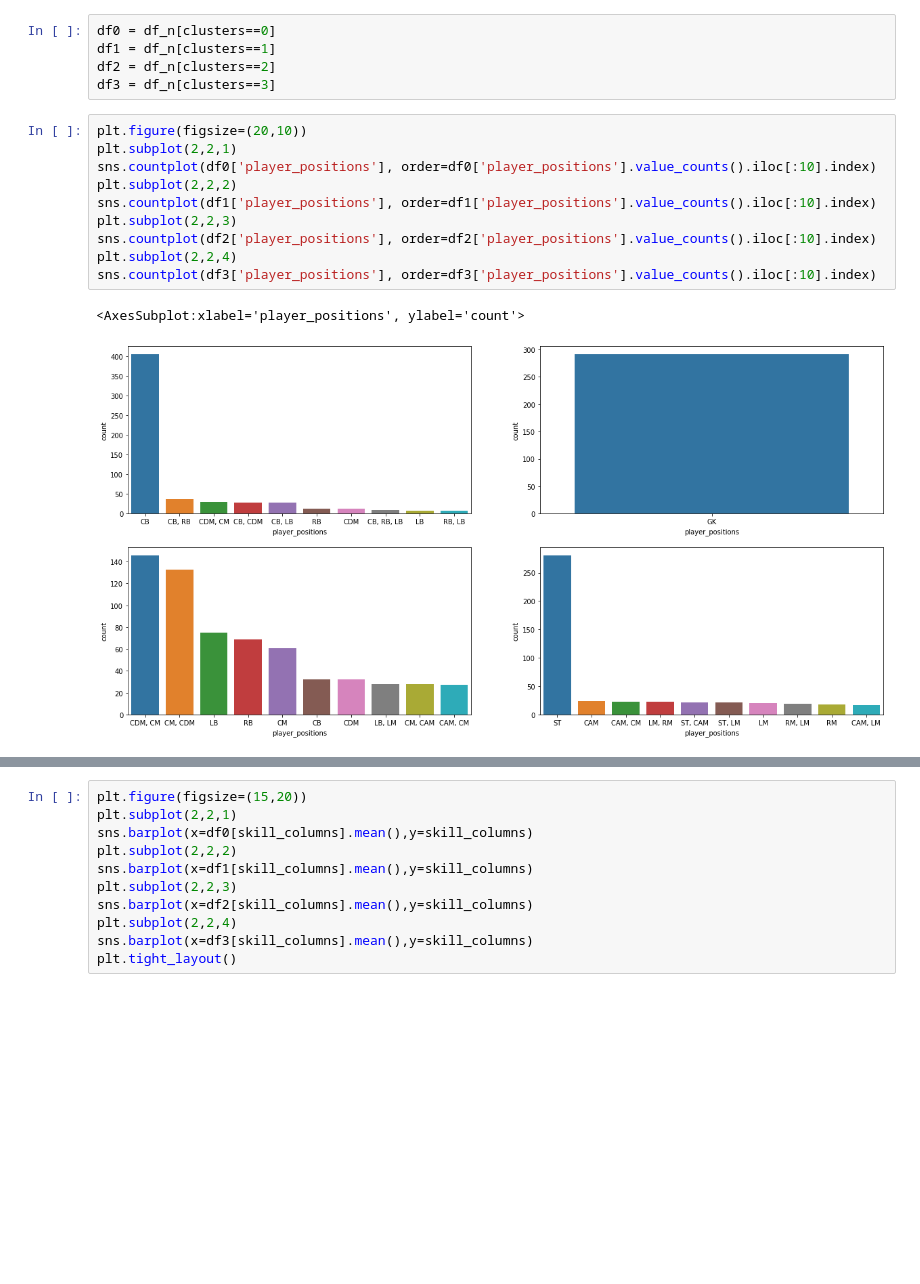
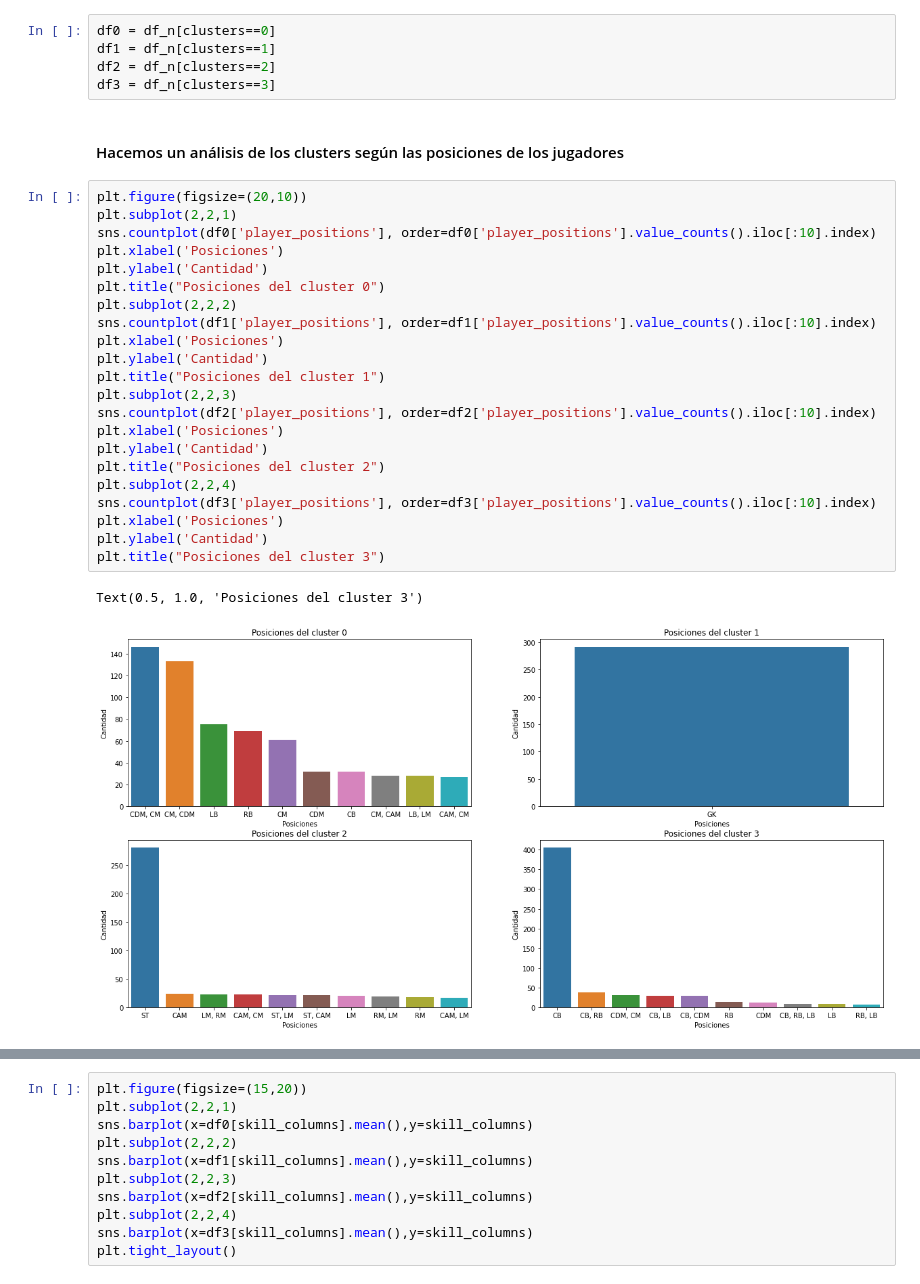
Before and after one commit to aruderman/labApNoSup, a Jupyter notebook: practico.ipynb, the cells around one changed output, grey strips where cells are left out. Cells and saved outputs as stored; diff of their text form; blank space fills up the shorter version.

```diff
--- a/practico.ipynb
+++ b/practico.ipynb
@@ -382,16 +406,30 @@ df0 = df_n[clusters==0]
 df1 = df_n[clusters==1]
 df2 = df_n[clusters==2]
 df3 = df_n[clusters==3]
+# %% [markdown]
+#### Hacemos un análisis de los clusters según las posiciones de los jugadores
 # %%
 plt.figure(figsize=(20,10))
 plt.subplot(2,2,1)
 sns.countplot(df0['player_positions'], order=df0['player_positions'].value_counts().iloc[:10].index)
+plt.xlabel('Posiciones')
+plt.ylabel('Cantidad')
+plt.title("Posiciones del cluster 0")
 plt.subplot(2,2,2)
 sns.countplot(df1['player_positions'], order=df1['player_positions'].value_counts().iloc[:10].index)
+plt.xlabel('Posiciones')
+plt.ylabel('Cantidad')
+plt.title("Posiciones del cluster 1")
 plt.subplot(2,2,3)
 sns.countplot(df2['player_positions'], order=df2['player_positions'].value_counts().iloc[:10].index)
+plt.xlabel('Posiciones')
+plt.ylabel('Cantidad')
+plt.title("Posiciones del cluster 2")
 plt.subplot(2,2,4)
 sns.countplot(df3['player_positions'], order=df3['player_positions'].value_counts().iloc[:10].index)
+plt.xlabel('Posiciones')
+plt.ylabel('Cantidad')
+plt.title("Posiciones del cluster 3")
 # %% [output]
-<AxesSubplot:xlabel='player_positions', ylabel='count'>
+Text(0.5, 1.0, 'Posiciones del cluster 3')
-[figure, old version]
+[figure, new version]
```
Also changed, not shown: parts of 55 cells of this notebook.
